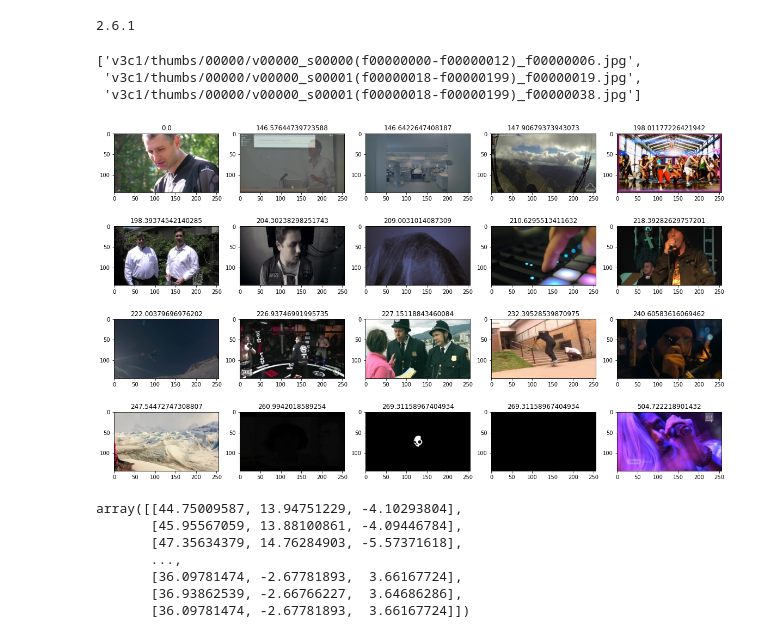
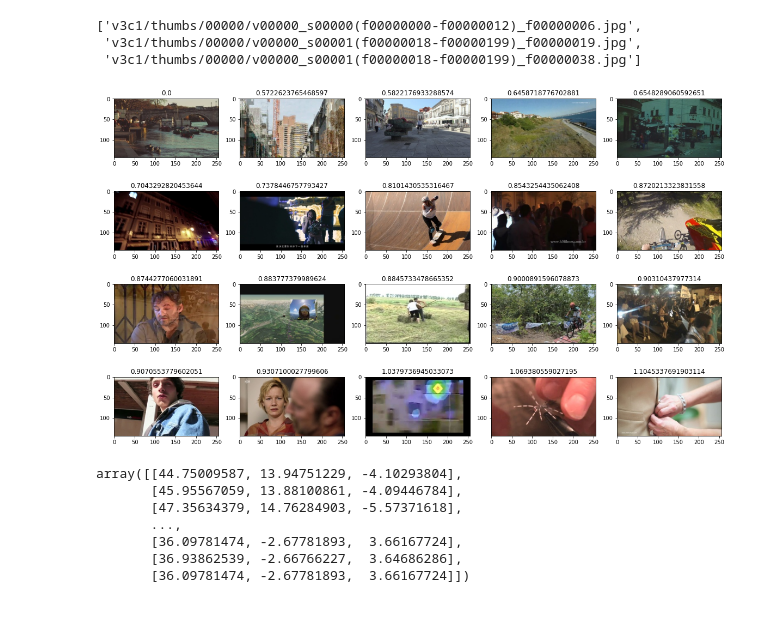
Before and after one commit to Anophel/feature-extractor, a Jupyter notebook: extract_features.ipynb, the cells around one changed output. Saved outputs shown, nothing was run; the diff lists cells and outputs as text; code cells hidden in the pictures.

Commit message:
Implemented more extractors

```diff
--- a/extract_features.ipynb
+++ b/extract_features.ipynb
@@ -3,14 +3,23 @@ import numpy as np
 import matplotlib.pyplot as plt
 import matplotlib.image as mpimg
 import tensorflow as tf
-from extractors import ResNet50Extractor
+from extractors import ResNetV2Extractor
+from extractors import ResNetExtractor
 from extractors import CIELABKMeansExctractor
 from extractors import CIELABPositionalExctractor
 from extractors import W2VVExtractor
+from extractors import EfficientNetExtractor
+from extractors import ViTExtractor
+from extractors import ImageGPTExtractor
+from extractors import BatchExtractor
+from extractors import CLIPExtractor
+
+from transformers import logging
+
+# Disable annoying warnings
+logging.set_verbosity_error()
 
 print(tf.__version__)
-# %% [output]
-2.6.1
 # %%
 images_paths = []
 with open("v3c1/frame-ID-to-filepath.V3C1.csv") as file:
@@ -22,9 +31,14 @@ images_paths[:3]
  'v3c1/thumbs/00000/v00000_s00001(f00000018-f00000199)_f00000019.jpg',
  'v3c1/thumbs/00000/v00000_s00001(f00000018-f00000199)_f00000038.jpg']
 # %%
-extractor = CIELABPositionalExctractor(regions=(4,8), aggType="medoid-approx")
+#extractor = CIELABPositionalExctractor(regions=(4,8), aggType="medoid-approx")
 #extractor = W2VVExtractor(use_gpu=False, batch_size=8)
-#extractor = ResNet50Extractor()
+#extractor = ResNetV2Extractor(size="152")
+#extractor = ResNetExtractor(size="50")
+#extractor = EfficientNetExtractor(size="0")
+extractor = ViTExtractor()
+#extractor = BatchExtractor(batch_size=1, extractor=ImageGPTExtractor())
+#extractor = CLIPExtractor()
 # %%
 def l2_dist(a, b):
     return np.linalg.norm(a - b)
@@ -34,21 +48,21 @@ def cos_dist(a, b):
     b = b / np.linalg.norm(b, axis=-1)
     return 1 - np.dot(a,b)
 # %%
-np.random.seed(42)
+np.random.seed(11)
 image_ids = np.random.randint(0, high=len(images_paths), size=(20,))
 
 image_features = extractor([images_paths[img_id] for img_id in image_ids])
 
 fig, axes = plt.subplots(ncols=5, nrows=image_ids.shape[0] // 5, figsize=(20,image_features.shape[0] * 6 // 10))
 
 for ax, (img_id, idx) in zip([item for sublist in axes for item in sublist], sorted(zip(image_ids, range(image_ids.shape[0])),
-                              key=lambda tup: l2_dist(image_features[0], image_features[tup[1]]))):
-    ax.set_title(l2_dist(image_features[0], image_features[idx]))
+                              key=lambda tup: cos_dist(image_features[0], image_features[tup[1]]))):
+    ax.set_title(cos_dist(image_features[0], image_features[idx]))
     ax.imshow(mpimg.imread(images_paths[img_id]))
 
 plt.show()
 # %% [output]
-[figure, old version]
+[figure, new version]
 # %%
 from sklearn.cluster import KMeans
 from skimage import io
```
Also changed, not shown: parts of 6 cells of this notebook, 10 other files.
